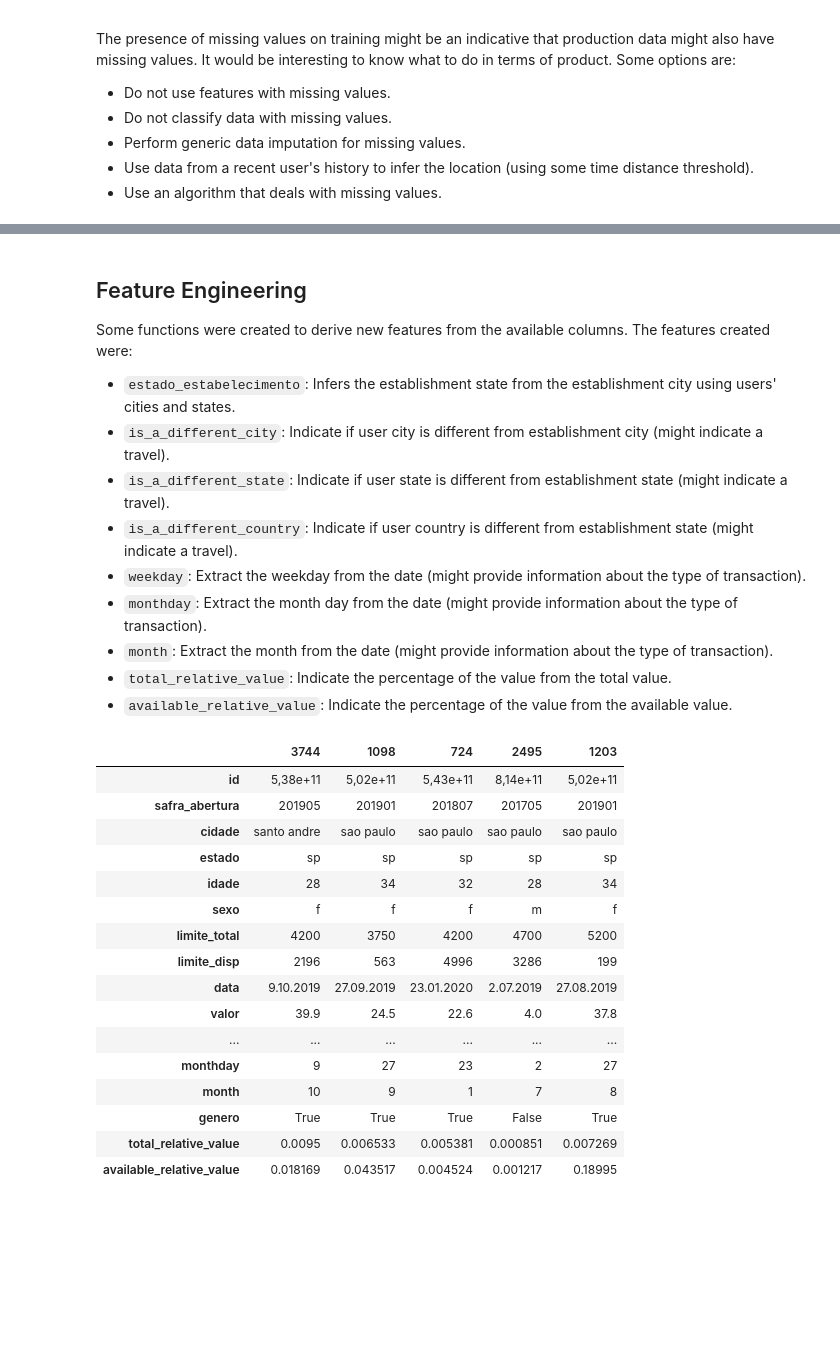
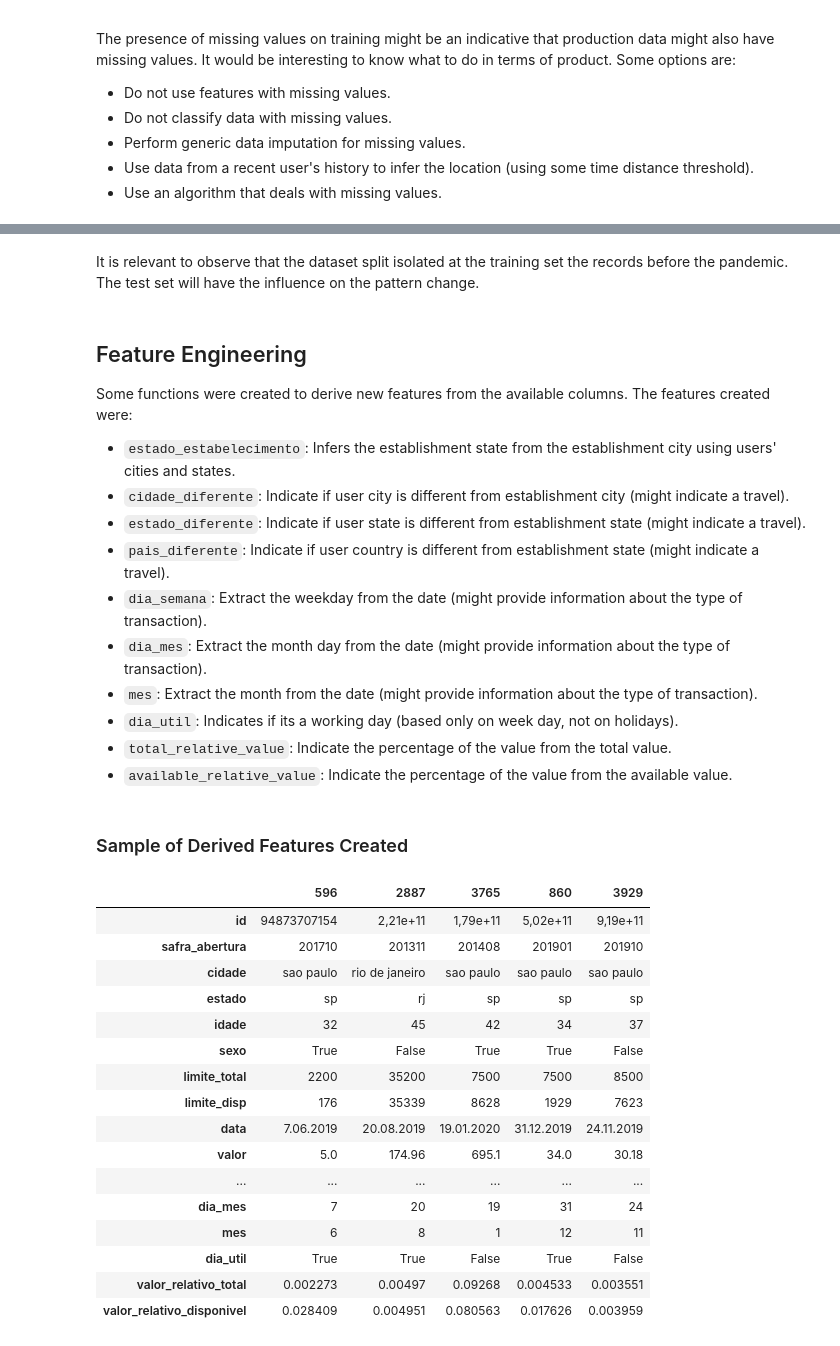
Before and after one commit to brunovilar/financial_transactions_classification, a Jupyter notebook: application/notebooks/02_ExploreDataset.ipynb, the cells around one changed output, grey strips where cells are left out. Cells and saved outputs as stored; diff of their text form; code cells hidden in the pictures; blank space fills up the shorter version.

Commit message:
Extend Data Analysis with categories and values analyses

```diff
--- a/application/notebooks/02_ExploreDataset.ipynb
+++ b/application/notebooks/02_ExploreDataset.ipynb
@@ -136,6 +139,7 @@ df = (
     .pipe(clean_column_names)
     .pipe(change_column_types)
     .pipe(format_string_columns, columns=CATEGORICAL_COLUMNS)
+    .pipe(standardize_labels)
 )
 # %% [markdown]
 ## Exploratory Data Analysis
@@ -350,42 +508,47 @@ About missing values, it is possible to observe:
+# %% [markdown]
+It is relevant to observe that the dataset split isolated at the training set the records before the pandemic. The test set will have the influence on the pattern change.
 # %% [markdown]
 ## Feature Engineering
 
 Some functions were created to derive new features from the available columns. The features created were:
 
  - `estado_estabelecimento`: Infers the establishment state from the establishment city using users' cities and states.
- - `is_a_different_city`: Indicate if user city is different from establishment city (might indicate a travel).
- - `is_a_different_state`: Indicate if user state is different from establishment state (might indicate a travel).
- - `is_a_different_country`: Indicate if user country is different from establishment state (might indicate a travel).
- - `weekday`: Extract the weekday from the date (might provide information about the type of transaction).
- - `monthday`: Extract the month day from the date (might provide information about the type of transaction).
- - `month`: Extract the month from the date (might provide information about the type of transaction).
+ - `cidade_diferente`: Indicate if user city is different from establishment city (might indicate a travel).
+ - `estado_diferente`: Indicate if user state is different from establishment state (might indicate a travel).
+ - `pais_diferente`: Indicate if user country is different from establishment state (might indicate a travel).
+ - `dia_semana`: Extract the weekday from the date (might provide information about the type of transaction).
+ - `dia_mes`: Extract the month day from the date (might provide information about the type of transaction).
+ - `mes`: Extract the month from the date (might provide information about the type of transaction).
+ - `dia_util`: Indicates if its a working day (based only on week day, not on holidays).
  - `total_relative_value`: Indicate the percentage of the value from the total value.
  - `available_relative_value`: Indicate the percentage of the value from the available value.
 # %%
+display(HTML('<h3>Sample of Derived Features Created</h3>'))
 (
     df
     .sample(5)
     .pipe(engineer_features)
     .T
 )
 # %% [output]
+Sample of Derived Features Created
-|  | 3744 | 1098 | 724 | 2495 | 1203 |
-| id | 5,38e+11 | 5,02e+11 | 5,43e+11 | 8,14e+11 | 5,02e+11 |
-| safra_abertura | 201905 | 201901 | 201807 | 201705 | 201901 |
-| cidade | santo andre | sao paulo | sao paulo | sao paulo | sao paulo |
-| estado | sp | sp | sp | sp | sp |
-| idade | 28 | 34 | 32 | 28 | 34 |
-| sexo | f | f | f | m | f |
-| limite_total | 4200 | 3750 | 4200 | 4700 | 5200 |
-| limite_disp | 2196 | 563 | 4996 | 3286 | 199 |
-| data | 9.10.2019 | 27.09.2019 | 23.01.2020 | 2.07.2019 | 27.08.2019 |
-| valor | 39.9 | 24.5 | 22.6 | 4.0 | 37.8 |
+|  | 596 | 2887 | 3765 | 860 | 3929 |
+| id | 94873707154 | 2,21e+11 | 1,79e+11 | 5,02e+11 | 9,19e+11 |
+| safra_abertura | 201710 | 201311 | 201408 | 201901 | 201910 |
+| cidade | sao paulo | rio de janeiro | sao paulo | sao paulo | sao paulo |
+| estado | sp | rj | sp | sp | sp |
+| idade | 32 | 45 | 42 | 34 | 37 |
+| sexo | True | False | True | True | False |
+| limite_total | 2200 | 35200 | 7500 | 7500 | 8500 |
+| limite_disp | 176 | 35339 | 8628 | 1929 | 7623 |
+| data | 7.06.2019 | 20.08.2019 | 19.01.2020 | 31.12.2019 | 24.11.2019 |
+| valor | 5.0 | 174.96 | 695.1 | 34.0 | 30.18 |
 | ... | ... | ... | ... | ... | ... |
-| monthday | 9 | 27 | 23 | 2 | 27 |
-| month | 10 | 9 | 1 | 7 | 8 |
-| genero | True | True | True | False | True |
-| total_relative_value | 0.0095 | 0.006533 | 0.005381 | 0.000851 | 0.007269 |
-| available_relative_value | 0.018169 | 0.043517 | 0.004524 | 0.001217 | 0.18995 |
+| dia_mes | 7 | 20 | 19 | 31 | 24 |
+| mes | 6 | 8 | 1 | 12 | 11 |
+| dia_util | True | True | False | True | False |
+| valor_relativo_total | 0.002273 | 0.00497 | 0.09268 | 0.004533 | 0.003551 |
+| valor_relativo_disponivel | 0.028409 | 0.004951 | 0.080563 | 0.017626 | 0.003959 |
 # %% [markdown]
 There are some other potential features that could be used, but would require some additional efforts:
  - Some time window based features:
```
Also changed, not shown: parts of 18 cells of this notebook.
